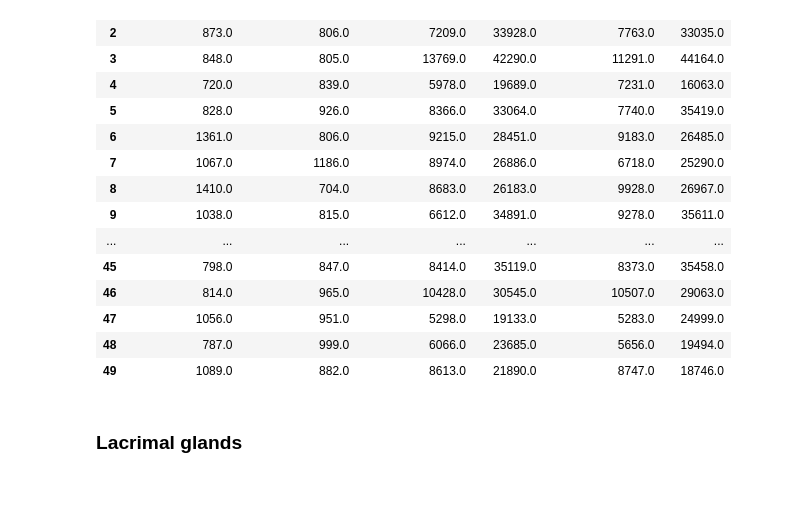
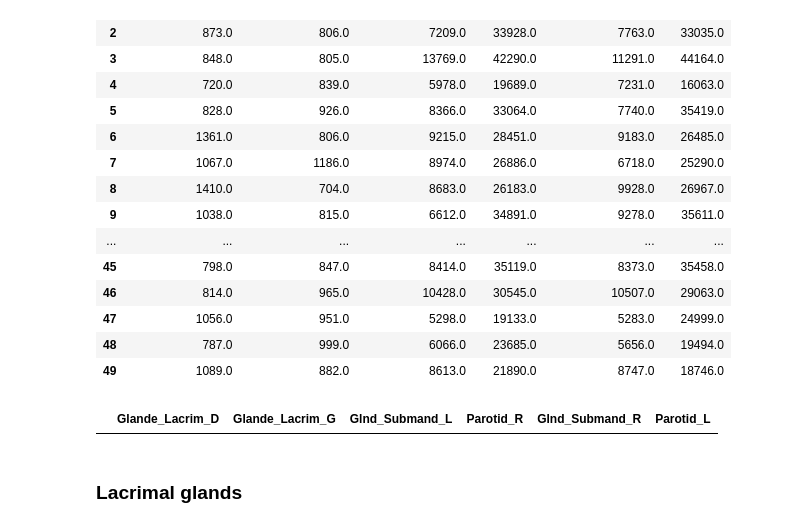
Before and after one commit to tbaudier/gland_segmentation_nnunet, a Jupyter notebook: Dataviz/Dataviz.ipynb, the cells around one changed output. Saved outputs shown, nothing was run; the diff lists cells and outputs as text; code cells hidden in the pictures; blank space fills up the shorter version.

```diff
--- a/Dataviz/Dataviz.ipynb
+++ b/Dataviz/Dataviz.ipynb
@@ -36,6 +36,12 @@ df
 | 47 | 1056.0 | 951.0 | 5298.0 | 19133.0 | 5283.0 | 24999.0 |
 | 48 | 787.0 | 999.0 | 6066.0 | 23685.0 | 5656.0 | 19494.0 |
 | 49 | 1089.0 | 882.0 | 8613.0 | 21890.0 | 8747.0 | 18746.0 |
+# %%
+df_test = pd.DataFrame.copy(df)
+# %%
+df_test
+# %% [output]
+|  | Glande_Lacrim_D | Glande_Lacrim_G | Glnd_Submand_L | Parotid_R | Glnd_Submand_R | Parotid_L |
 # %% [markdown]
 ### Lacrimal glands
 # %%
```
Also changed, not shown: parts of 4 cells of this notebook, 8 other files.
